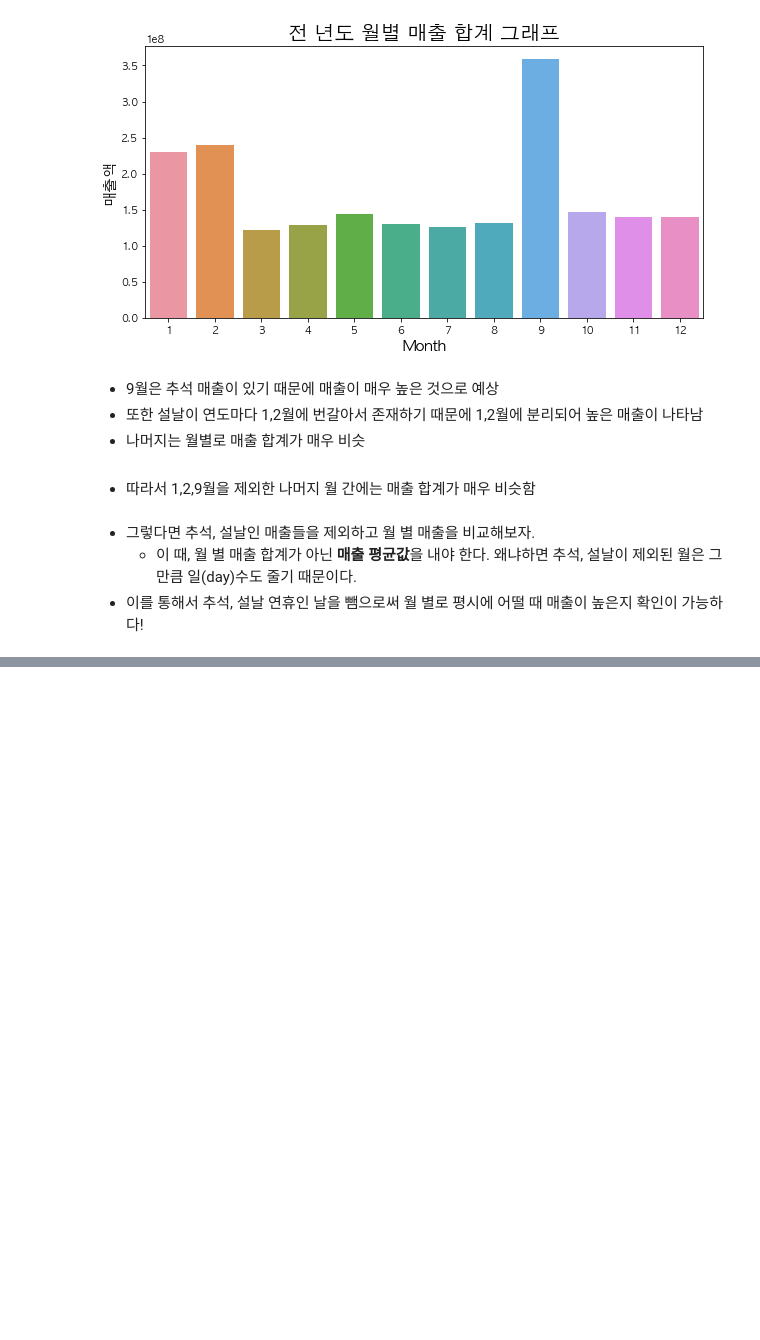
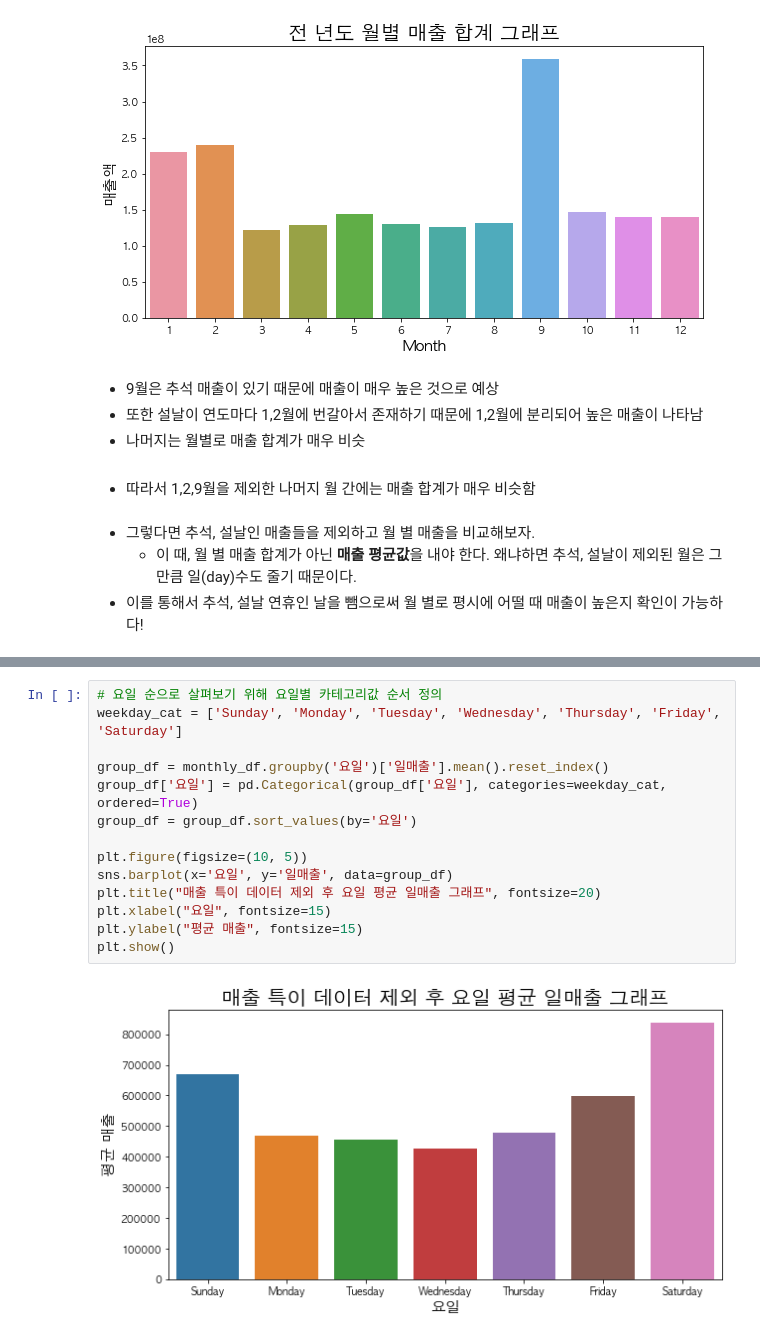
Before and after one commit to young-hun-jo/DataAnalysis, a Jupyter notebook: woochuri/analysis.ipynb, the cells around one changed output, grey strips where cells are left out. Saved outputs shown, nothing was run; the diff lists cells and outputs as text; blank space fills up the shorter version.

```diff
--- a/woochuri/analysis.ipynb
+++ b/woochuri/analysis.ipynb
@@ -673,0 +721,16 @@ plt.show()
+# %%
+# 요일 순으로 살펴보기 위해 요일별 카테고리값 순서 정의
+weekday_cat = ['Sunday', 'Monday', 'Tuesday', 'Wednesday', 'Thursday', 'Friday', 'Saturday']
+
+group_df = monthly_df.groupby('요일')['일매출'].mean().reset_index()
+group_df['요일'] = pd.Categorical(group_df['요일'], categories=weekday_cat, ordered=True)
+group_df = group_df.sort_values(by='요일')
+
+plt.figure(figsize=(10, 5))
+sns.barplot(x='요일', y='일매출', data=group_df)
+plt.title("매출 특이 데이터 제외 후 요일 평균 일매출 그래프", fontsize=20)
+plt.xlabel("요일", fontsize=15)
+plt.ylabel("평균 매출", fontsize=15)
+plt.show()
+# %% [output]
+[figure, added]
```
Also changed, not shown: parts of 42 cells of this notebook.
